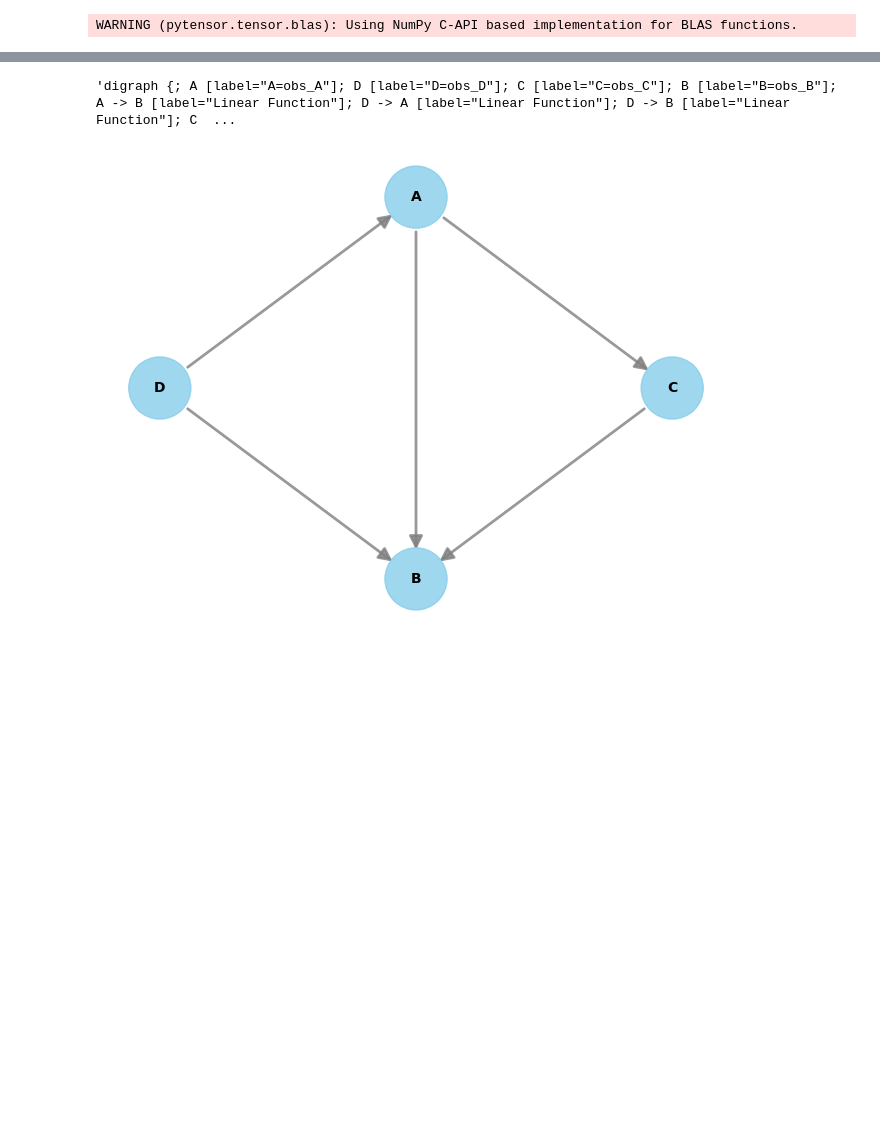
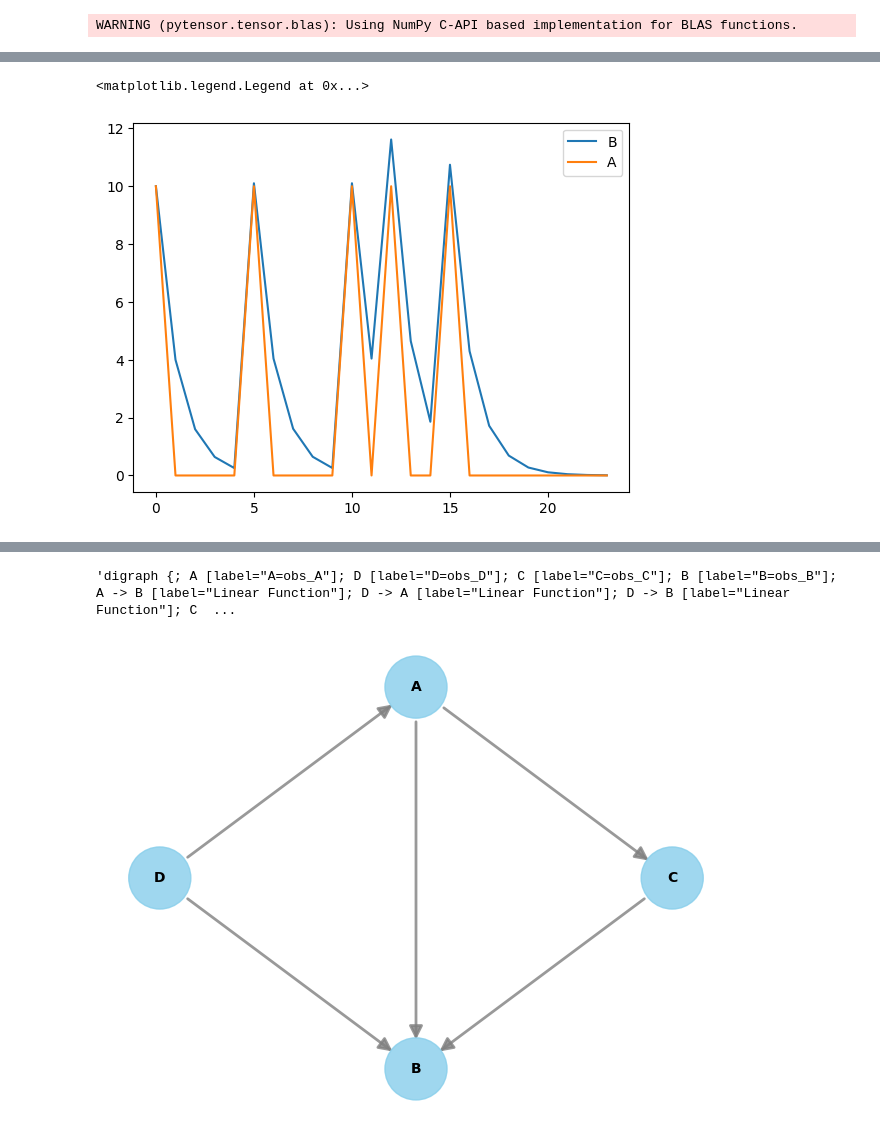
Before and after one commit to redam94/dag_api, a Jupyter notebook: notebooks/load_pydantic.ipynb, the cells around one changed output, grey strips where cells are left out. Drawn from its saved outputs; the diff is of its cells as text; code cells hidden in the pictures; blank space fills up the shorter version.

Commit message:
Updated dag with geometric adstock from pymc_marketing

```diff
--- a/notebooks/load_pydantic.ipynb
+++ b/notebooks/load_pydantic.ipynb
@@ -7,0 +21,7 @@ WARNING (pytensor.tensor.blas): Using NumPy C-API based implementation for BLAS
+# %%
+simple_graph = {"A": [dict(name="B", op=partial_with_docs(geometric_adstock, normalize=True), prior_constraint='positive')]}
+simple_dag = dag_from_causes_dict(simple_graph)
+Image(simple_dag.graph)
+for node in simple_dag.nodes:
+  if node.name == 'A':
+    node.value = test_conv
@@ -8,2 +32,9 @@ WARNING (pytensor.tensor.blas): Using NumPy C-API based implementation for BLAS
+# %%
+for node in simple_dag.nodes:
+  plt.plot(node.value, label=node.name)
+plt.legend()
+# %% [output]
+<matplotlib.legend.Legend at 0x...>
+[figure, added]
 # %%
 sample_size = 500
```
Also changed, not shown: parts of 17 cells of this notebook, 2 other files.
